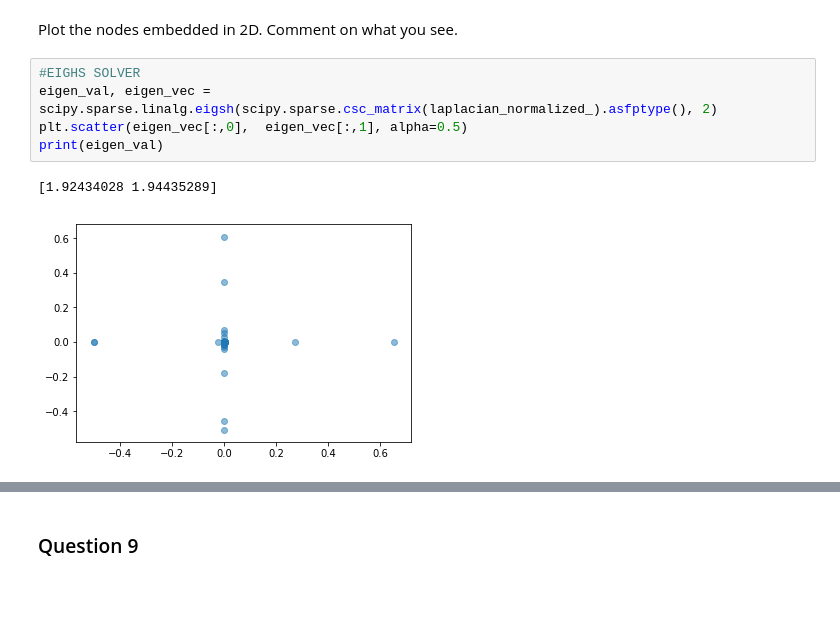
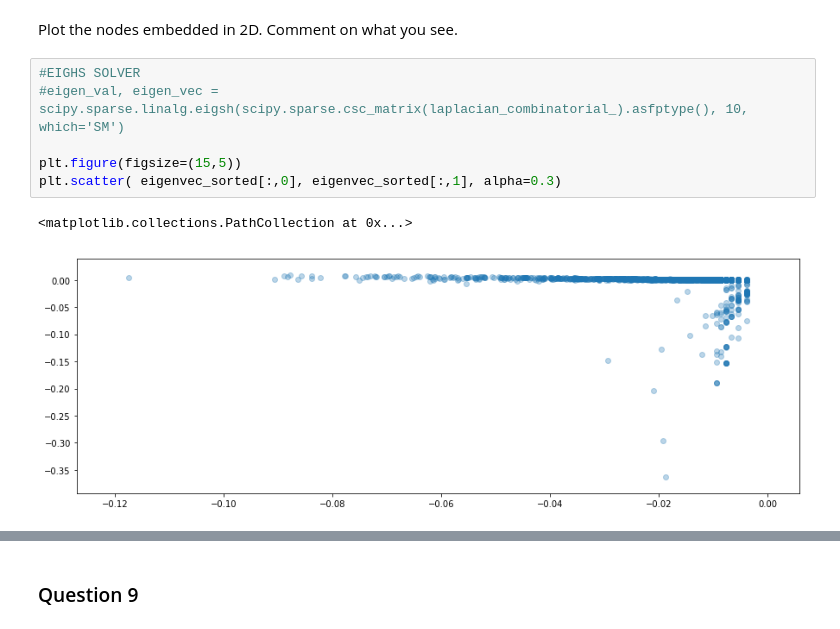
Before and after one commit to rusucosmin/ntp, a Jupyter notebook: 3_spectral_graph_theory.ipynb, the cells around one changed output, grey strips where cells are left out. Cells and saved outputs as stored; diff of their text form; blank space fills up the shorter version.

```diff
--- a/3_spectral_graph_theory.ipynb
+++ b/3_spectral_graph_theory.ipynb
@@ -227,9 +250,10 @@ laplacian_normalized_, laplacian_combinatorial_, D_inv_sqrt_ = compute_laplacian
 Plot the nodes embedded in 2D. Comment on what you see.
 # %%
 #EIGHS SOLVER
-eigen_val, eigen_vec = scipy.sparse.linalg.eigsh(scipy.sparse.csc_matrix(laplacian_normalized_).asfptype(), 2)
-plt.scatter(eigen_vec[:,0],  eigen_vec[:,1], alpha=0.5)
-print(eigen_val)
+#eigen_val, eigen_vec = scipy.sparse.linalg.eigsh(scipy.sparse.csc_matrix(laplacian_combinatorial_).asfptype(), 10, which='SM')
+
+plt.figure(figsize=(15,5))
+plt.scatter( eigenvec_sorted[:,0], eigenvec_sorted[:,1], alpha=0.3)
 # %% [output]
-[1.92434028 1.94435289]
+<matplotlib.collections.PathCollection at 0x...>
-[figure, old version]
+[figure, new version]
```
Also changed, not shown: parts of 38 cells of this notebook, 4 other files.
